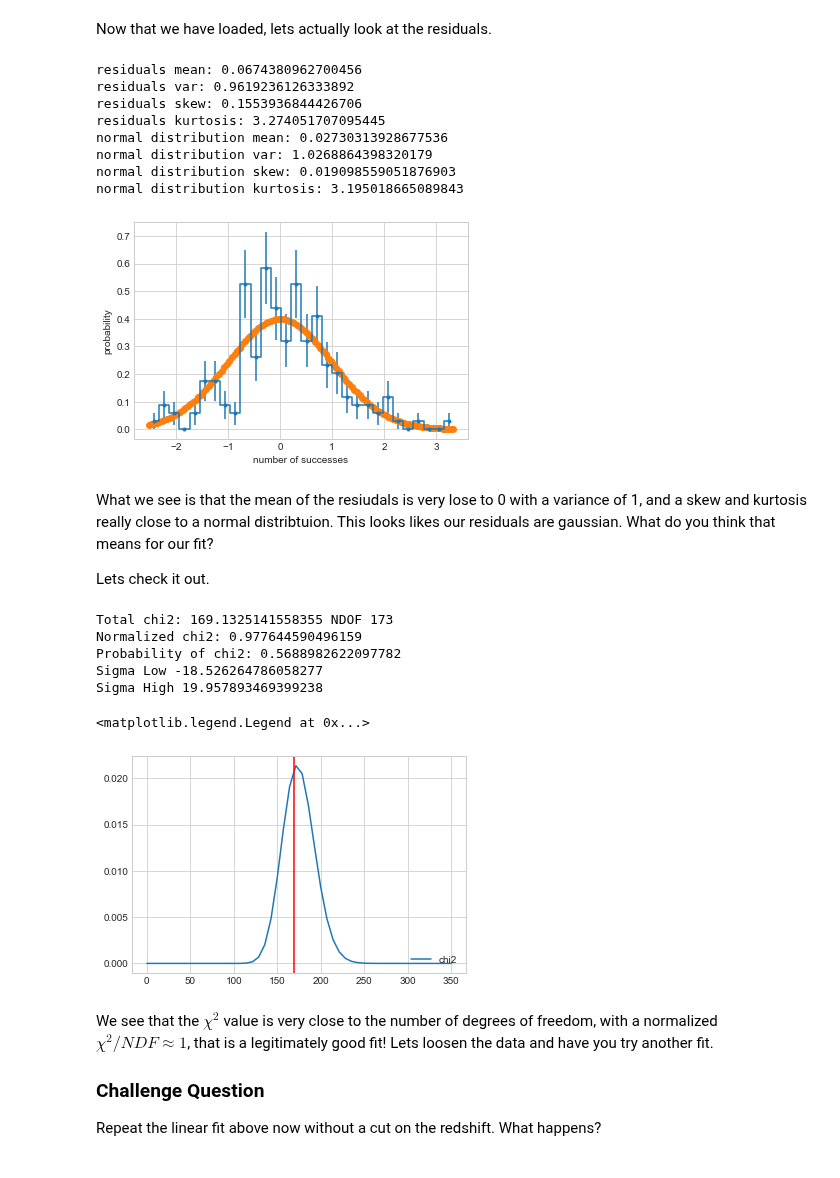
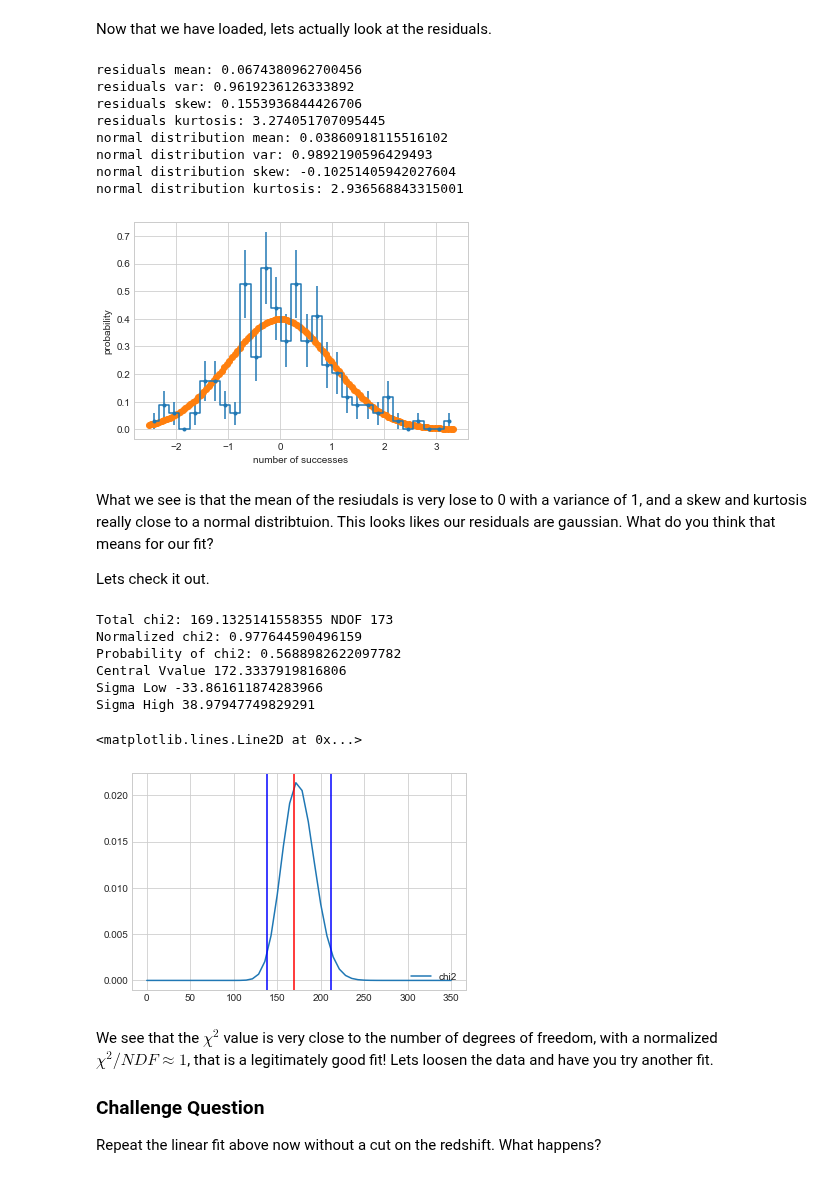
Before and after one commit to MIT-8s50/course, a Jupyter notebook: Lecture5/Lecture05_v1.ipynb, the cells around one changed output. Drawn from its saved outputs; the diff is of its cells as text; code cells hidden in the pictures.

```diff
--- a/Lecture5/Lecture05_v1.ipynb
+++ b/Lecture5/Lecture05_v1.ipynb
@@ -367,7 +382,7 @@ def quarterarea(iN):
     return (float(area)/float(iN)),lXin,lYin,lXout,lYout
 
 #sample points
-lN=1000
+lN=100000
 a,lXin,lYin,lXout,lYout=quarterarea(lN)
 print("Pi (4*area):",a*4,"+/-",4*a/math.sqrt(lN)) #gotta put an uncertainty
 plt.plot(lXin,lYin,marker='.',linestyle = 'None')
@@ -400,15 +415,15 @@ ymin=sol.fun
 #y-max is to get the minimum of negative f
 sol=opt.minimize_scalar(fneg,bounds=(xmin, xmax), method='Brent')
 ymax=-1*sol.fun
-
+n=1000
 #now, lets sample a 2D grid y-min and y-max and compute the integral
 lXin = np.array([])
 lYin = np.array([])
 lXout = np.array([])
 lYout = np.array([])
 for i0 in range(lN):
-    pX = abs(xmax-xmin)*np.random.uniform(0,1)+xmin
-    pY = abs(ymax-ymin)*np.random.uniform(0,1)+ymin
+    pX = abs(xmax-xmin)*np.random.normal(0,1)+xmin
+    pY = abs(ymax-ymin)*np.random.normal(0,1)+ymin
     pYMin = f(pX)
     if pY < pYMin:
         lXin = np.append(lXin,pX)
@@ -528,8 +543,8 @@ def residualsComp(redshift,distance,distance_err):
     #Plot a gaussian
     k=np.arange(bin_edges[0],bin_edges[-1],0.05)
     normal=stats.norm.pdf(k,0,1)
+    #First lets look at the moments
     normalpoints=stats.norm.rvs(0,1,1000)
-    #First lets look at the moments
     print_moments(residuals,"residuals")
     print_moments(normalpoints,"normal distribution")
 
@@ -545,10 +560,10 @@ residuals mean: 0.0674380962700456
 residuals var: 0.9619236126333892
 residuals skew: 0.1553936844426706
 residuals kurtosis: 3.274051707095445
-normal distribution mean: 0.02730313928677536
-normal distribution var: 1.0268864398320179
-normal distribution skew: 0.019098559051876903
-normal distribution kurtosis: 3.195018665089843
+normal distribution mean: 0.03860918115516102
+normal distribution var: 0.9892190596429493
+normal distribution skew: -0.10251405942027604
+normal distribution kurtosis: 2.936568843315001
 [figure]
 # %% [markdown]
 What we see is that the mean of the resiudals is very lose to 0 with a variance of 1, and a skew and kurtosis really close to a normal distribtuion. This looks likes our residuals are gaussian. What do you think that means for our fit?
@@ -557,29 +572,38 @@ Lets check it out.
 # %%
 #now lets look at the chi2
 chi2=np.sum(residuals**2)
+
 print("Total chi2:",chi2,"NDOF",len(residuals)-2)
 print("Normalized chi2:",chi2/(len(residuals)-2))
 print("Probability of chi2:",1-stats.chi2.cdf(chi2,(len(residuals)-2)))
-ndof=(len(residuals)-2)
-chi2ppf0=stats.chi2.ppf(0.5,ndof)
-chi2ppf1=stats.chi2.ppf(0.15,ndof)
-chi2ppf2=stats.chi2.ppf(0.85,ndof)
-print("Sigma Low",chi2ppf1-chi2ppf0)
-print("Sigma High",chi2ppf2-chi2ppf0)
+
+
 #Lets plot it for good measure too
 x = np.linspace(0,len(residuals)*2)
 chi2d=stats.chi2.pdf(x,len(residuals-2)) # 40 bins
 plt.plot(x,chi2d,label='chi2')
 plt.axvline(chi2, c='red')
 plt.legend(loc='lower right')
+
+ndof=(len(residuals)-2)
+chi2ppf0=stats.chi2.ppf(0.5,ndof)
+chi2ppf1=stats.chi2.ppf(0.025,ndof)
+chi2ppf2=stats.chi2.ppf(1-0.025,ndof)
+print("Central Vvalue",chi2ppf0)
+print("Sigma Low",chi2ppf1-chi2ppf0)
+print("Sigma High",chi2ppf2-chi2ppf0)
+
+plt.axvline(chi2ppf1, c='blue')
+plt.axvline(chi2ppf2, c='blue')
 # %% [output]
 Total chi2: 169.1325141558355 NDOF 173
 Normalized chi2: 0.977644590496159
 Probability of chi2: 0.5688982622097782
-Sigma Low -18.526264786058277
-Sigma High 19.957893469399238
+Central Vvalue 172.3337919816806
+Sigma Low -33.861611874283966
+Sigma High 38.97947749829291
-<matplotlib.legend.Legend at 0x...>
+<matplotlib.lines.Line2D at 0x...>
-[figure, old version]
+[figure, new version]
 # %% [markdown]
 We see that the $\chi^{2}$ value is very close to the number of degrees of freedom, with a normalized $\chi^{2}/NDF \approx1$, that is a legitimately good fit! Lets loosen the data and have you try another fit.
 
```
Also changed, not shown: parts of 16 cells of this notebook.
